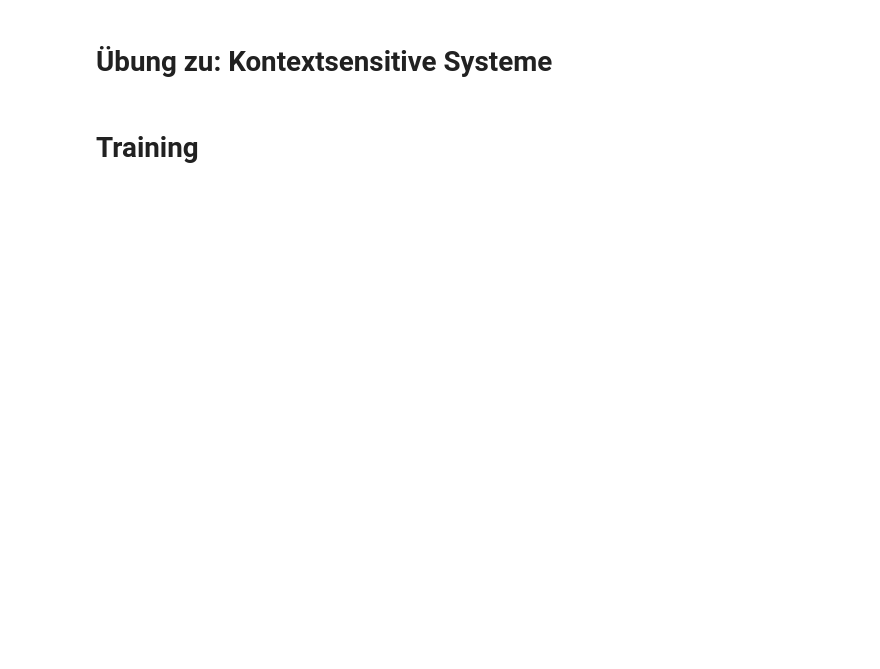
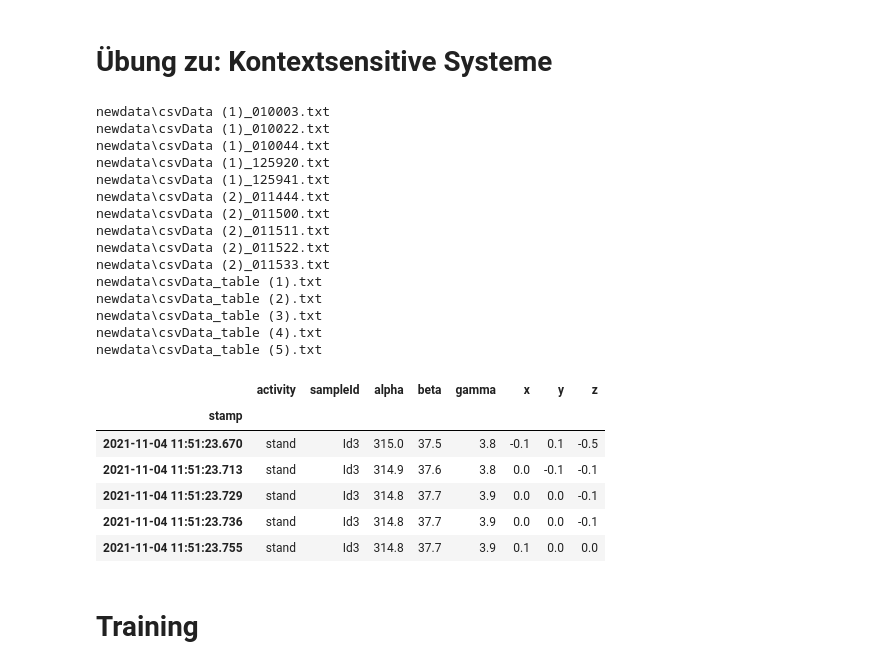
Before and after one commit to ueeil/uebung, a Jupyter notebook: data-analytics/train.ipynb, the cells around one changed output. Saved outputs shown, nothing was run; the diff lists cells and outputs as text; code cells hidden in the pictures; blank space fills up the shorter version.

```diff
--- a/data-analytics/train.ipynb
+++ b/data-analytics/train.ipynb
@@ -24,3 +23,46 @@ data = pd.concat([data1, data2, data3])
+# %%
+# read data & show first few lines
+dataFrames = []
+#filenames = glob.glob("newdata/*.txt")csvData (1)_010003.txt
+filenames = glob.glob("newdata/*")
+
+for file in filenames:
+    print(file)
+    newDataFrame = pd.read_csv(file, sep=';', decimal=".", index_col=2)
+    newDataFrame.index = pd.to_datetime(newDataFrame.index, unit='ms')
+    dataFrames.append(newDataFrame)
+
+# combine all files
+data = pd.concat(dataFrames)
+
+# make subject id string format
+data['sampleId'] = data['sampleId'].astype(str)
+
+# show first few lines
+data.head()
+# %% [output]
+newdata\csvData (1)_010003.txt
+newdata\csvData (1)_010022.txt
+newdata\csvData (1)_010044.txt
+newdata\csvData (1)_125920.txt
+newdata\csvData (1)_125941.txt
+newdata\csvData (2)_011444.txt
+newdata\csvData (2)_011500.txt
+newdata\csvData (2)_011511.txt
+newdata\csvData (2)_011522.txt
+newdata\csvData (2)_011533.txt
+newdata\csvData_table (1).txt
+newdata\csvData_table (2).txt
+newdata\csvData_table (3).txt
+newdata\csvData_table (4).txt
+newdata\csvData_table (5).txt
+|  | activity | sampleId | alpha | beta | gamma | x | y | z |
+| stamp |  |  |  |  |  |  |  |  |
+| 2021-11-04 11:51:23.670 | stand | Id3 | 315.0 | 37.5 | 3.8 | -0.1 | 0.1 | -0.5 |
+| 2021-11-04 11:51:23.713 | stand | Id3 | 314.9 | 37.6 | 3.8 | 0.0 | -0.1 | -0.1 |
+| 2021-11-04 11:51:23.729 | stand | Id3 | 314.8 | 37.7 | 3.9 | 0.0 | 0.0 | -0.1 |
+| 2021-11-04 11:51:23.736 | stand | Id3 | 314.8 | 37.7 | 3.9 | 0.0 | 0.0 | -0.1 |
+| 2021-11-04 11:51:23.755 | stand | Id3 | 314.8 | 37.7 | 3.9 | 0.1 | 0.0 | 0.0 |
 # %%
 # create windows
 
```
Also changed, not shown: parts of 16 cells of this notebook, 37 other files.
